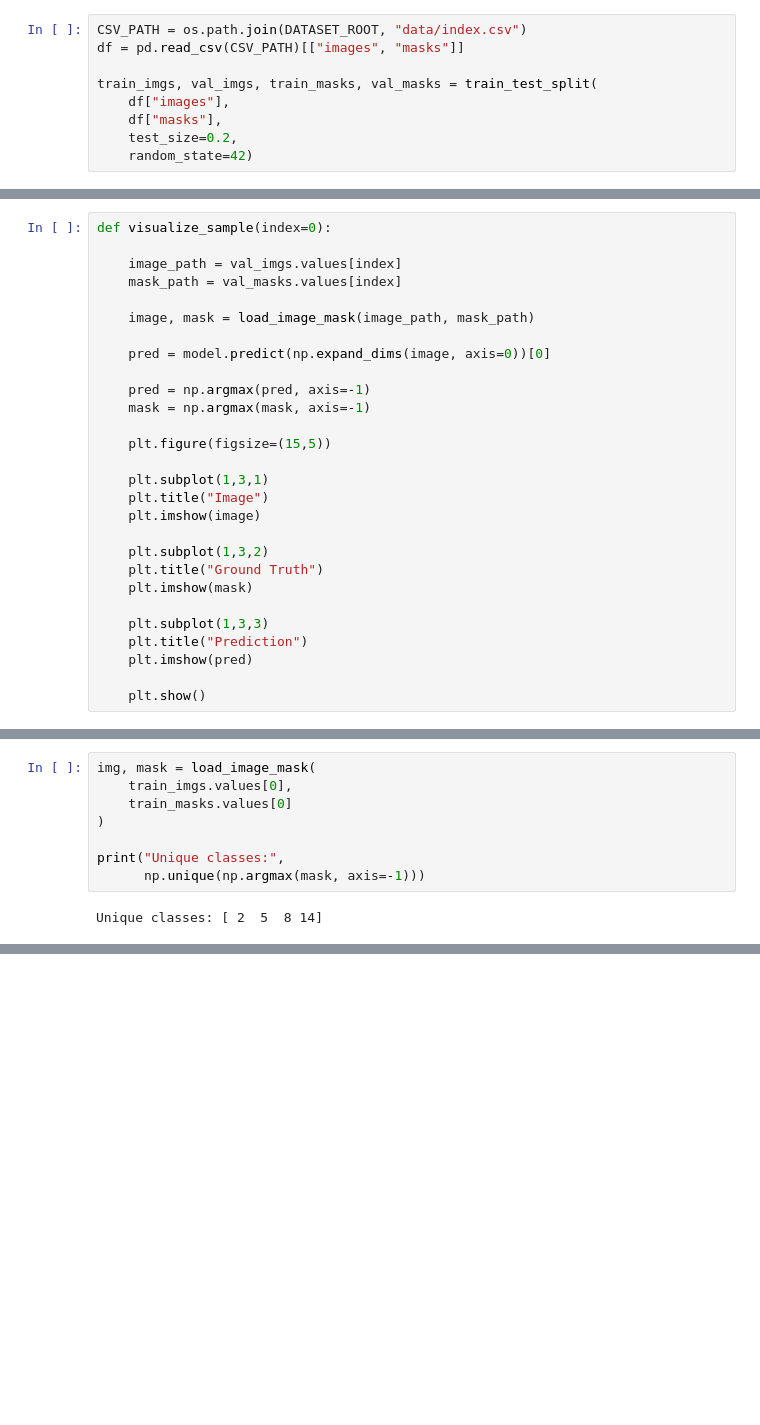
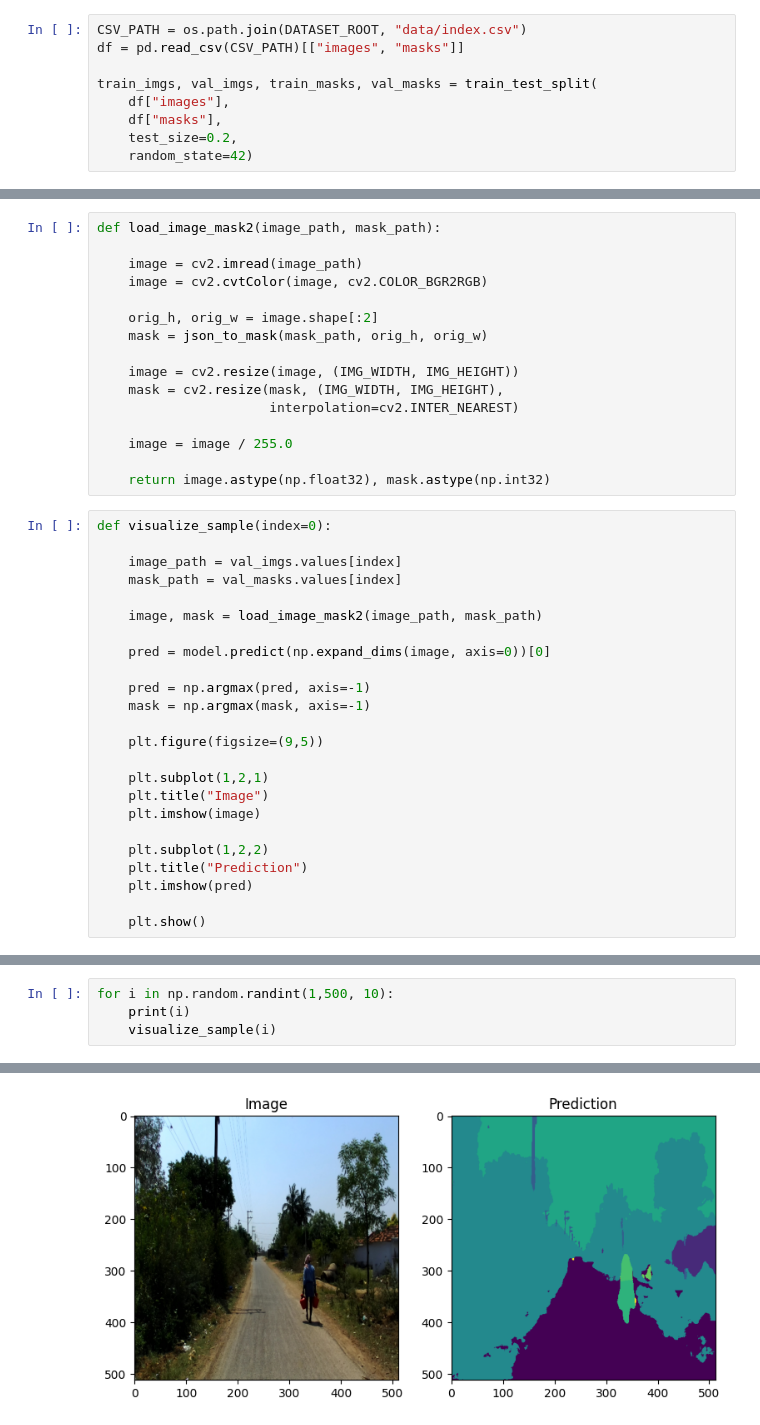
Before and after one commit to cksajil/dash-cam-segmenter, a Jupyter notebook: notebooks/segmentation.ipynb, the cells around one changed output, grey strips where cells are left out. Cells and saved outputs as stored; diff of their text form; blank space fills up the shorter version.

```diff
--- a/notebooks/segmentation.ipynb
+++ b/notebooks/segmentation.ipynb
@@ -289,27 +349,39 @@ plt.show()
+# %%
+def load_image_mask2(image_path, mask_path):
+
+    image = cv2.imread(image_path)
+    image = cv2.cvtColor(image, cv2.COLOR_BGR2RGB)
+
+    orig_h, orig_w = image.shape[:2]
+    mask = json_to_mask(mask_path, orig_h, orig_w)
+
+    image = cv2.resize(image, (IMG_WIDTH, IMG_HEIGHT))
+    mask = cv2.resize(mask, (IMG_WIDTH, IMG_HEIGHT),
+                      interpolation=cv2.INTER_NEAREST)
+
+    image = image / 255.0
+
+    return image.astype(np.float32), mask.astype(np.int32)
 # %%
 def visualize_sample(index=0):
 
     image_path = val_imgs.values[index]
     mask_path = val_masks.values[index]
 
-    image, mask = load_image_mask(image_path, mask_path)
+    image, mask = load_image_mask2(image_path, mask_path)
 
     pred = model.predict(np.expand_dims(image, axis=0))[0]
 
     pred = np.argmax(pred, axis=-1)
     mask = np.argmax(mask, axis=-1)
 
-    plt.figure(figsize=(15,5))
+    plt.figure(figsize=(9,5))
 
-    plt.subplot(1,3,1)
+    plt.subplot(1,2,1)
     plt.title("Image")
     plt.imshow(image)
 
-    plt.subplot(1,3,2)
-    plt.title("Ground Truth")
-    plt.imshow(mask)
-
-    plt.subplot(1,3,3)
+    plt.subplot(1,2,2)
     plt.title("Prediction")
     plt.imshow(pred)
 
@@ -322,10 +389,5 @@ visualize_sample(4)
-# %%
-img, mask = load_image_mask(
-    train_imgs.values[0],
-    train_masks.values[0]
-)
-
-print("Unique classes:",
-      np.unique(np.argmax(mask, axis=-1)))
-# %% [output]
-Unique classes: [ 2  5  8 14]
+# %%
+for i in np.random.randint(1,500, 10):
+    print(i)
+    visualize_sample(i)
+# %% [output]
@@ -331,0 +406 @@ Unique classes: [ 2  5  8 14]
+[figure, added]
```
Also changed, not shown: parts of 24 cells of this notebook, 5 other files.
